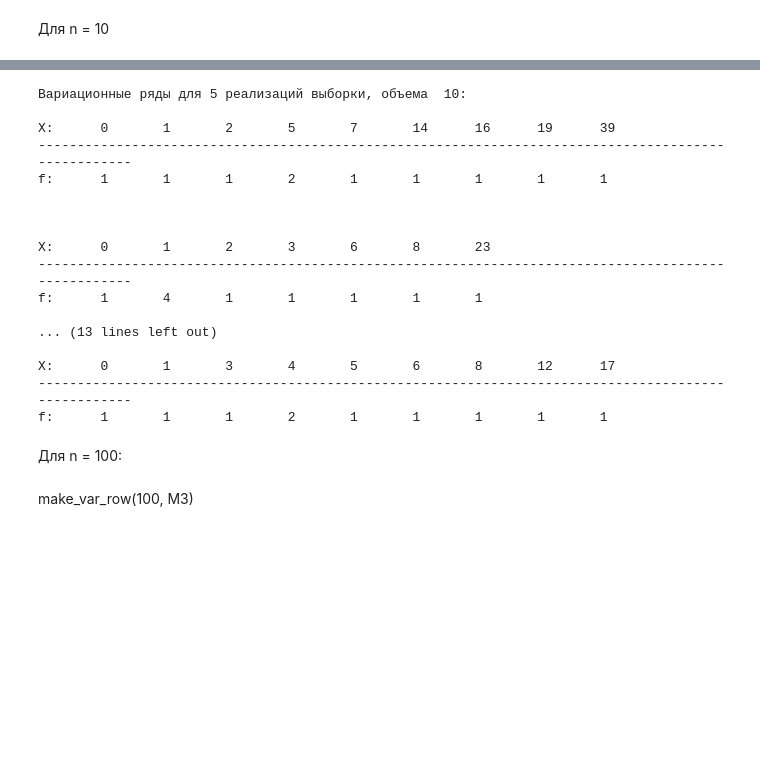
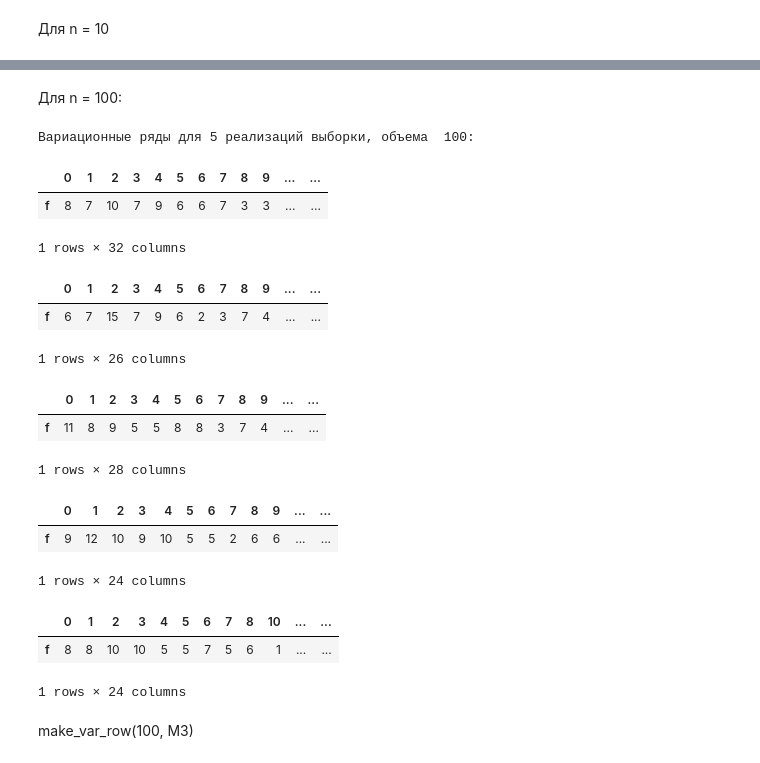
Before and after one commit to DrPopov/Mathematical-statistics, a Jupyter notebook: Dz_2/DZ_2_Geom.ipynb, the cells around one changed output, grey strips where cells are left out. Drawn from its saved outputs; the diff is of its cells as text; code cells hidden in the pictures; blank space fills up the shorter version.

```diff
--- a/Dz_2/DZ_2_Geom.ipynb
+++ b/Dz_2/DZ_2_Geom.ipynb
@@ -374,28 +374,25 @@ def make_var_row(n, M):
         dict_set = {}
         for i in M[sp]:
             s1 = sorted(set(i))
+
+            #заносим все различные знаения выборки в словарь
             for k in s1:
-                dict_set[k] = 0
+                dict_set[str(k)] = 0
 
+            #считаем сколько раз каждое из них встречается
             for t in i:
-                dict_set[t] += 1
+                dict_set[str(t)] += 1
 
+            # Переделываем знчения в список
+            dict_viborka = {k: [v] for k, v in dict_set.items()}
 
-            print('X:', end= '\t')
+            #делаем красиво
+            #print('')
+            #print('Вариационный ряд выборки %s объема %d: '%(sp + 1, n) )
 
-            for elem in dict_set:
-                print(elem, end='\t')
-            print('')
-            print('----------'*n)
-            print('f:', end= '\t')
-
-            for elem in dict_set:
-                print(dict_set[elem], end='\t')
-            print('')
-            print('')
-            print('')
-            print('')
-            #print('------')
+            # создаем DataFrame и выводим его на экран
+            df = pd.DataFrame(dict_viborka,index = list('f'))
+            display(df)
 # %% [markdown]
 Для n = 5
 # %%
@@ -443,27 +430,25 @@ M2 = make_vibor(10)
-# %%
-make_var_row(10, M2)
-# %% [output]
-Вариационные ряды для 5 реализаций выборки, объема  10:
-
-X:      0       1       2       5       7       14      16      19      39
-----------------------------------------------------------------------------------------------------
-f:      1       1       1       2       1       1       1       1       1
-
-
-
-X:      0       1       2       3       6       8       23
-----------------------------------------------------------------------------------------------------
-f:      1       4       1       1       1       1       1
-
-... (13 lines left out)
-
-X:      0       1       3       4       5       6       8       12      17
-----------------------------------------------------------------------------------------------------
-f:      1       1       1       2       1       1       1       1       1
 # %% [markdown]
 Для n = 100:
 # %%
 M3 = make_vibor(100)
+make_var_row(100, M3)
+# %% [output]
+Вариационные ряды для 5 реализаций выборки, объема  100:
+|  | 0 | 1 | 2 | 3 | 4 | 5 | 6 | 7 | 8 | 9 | ... | ... |
+| f | 8 | 7 | 10 | 7 | 9 | 6 | 6 | 7 | 3 | 3 | ... | ... |
+1 rows × 32 columns
+|  | 0 | 1 | 2 | 3 | 4 | 5 | 6 | 7 | 8 | 9 | ... | ... |
+| f | 6 | 7 | 15 | 7 | 9 | 6 | 2 | 3 | 7 | 4 | ... | ... |
+1 rows × 26 columns
+|  | 0 | 1 | 2 | 3 | 4 | 5 | 6 | 7 | 8 | 9 | ... | ... |
+| f | 11 | 8 | 9 | 5 | 5 | 8 | 8 | 3 | 7 | 4 | ... | ... |
+1 rows × 28 columns
+|  | 0 | 1 | 2 | 3 | 4 | 5 | 6 | 7 | 8 | 9 | ... | ... |
+| f | 9 | 12 | 10 | 9 | 10 | 5 | 5 | 2 | 6 | 6 | ... | ... |
+1 rows × 24 columns
+|  | 0 | 1 | 2 | 3 | 4 | 5 | 6 | 7 | 8 | 10 | ... | ... |
+| f | 8 | 8 | 10 | 10 | 5 | 5 | 7 | 5 | 6 | 1 | ... | ... |
+1 rows × 24 columns
 # %% [markdown]
 make_var_row(100, M3)
 # %% [markdown]
```
Also changed, not shown: parts of 3 cells of this notebook, 5 other files.
